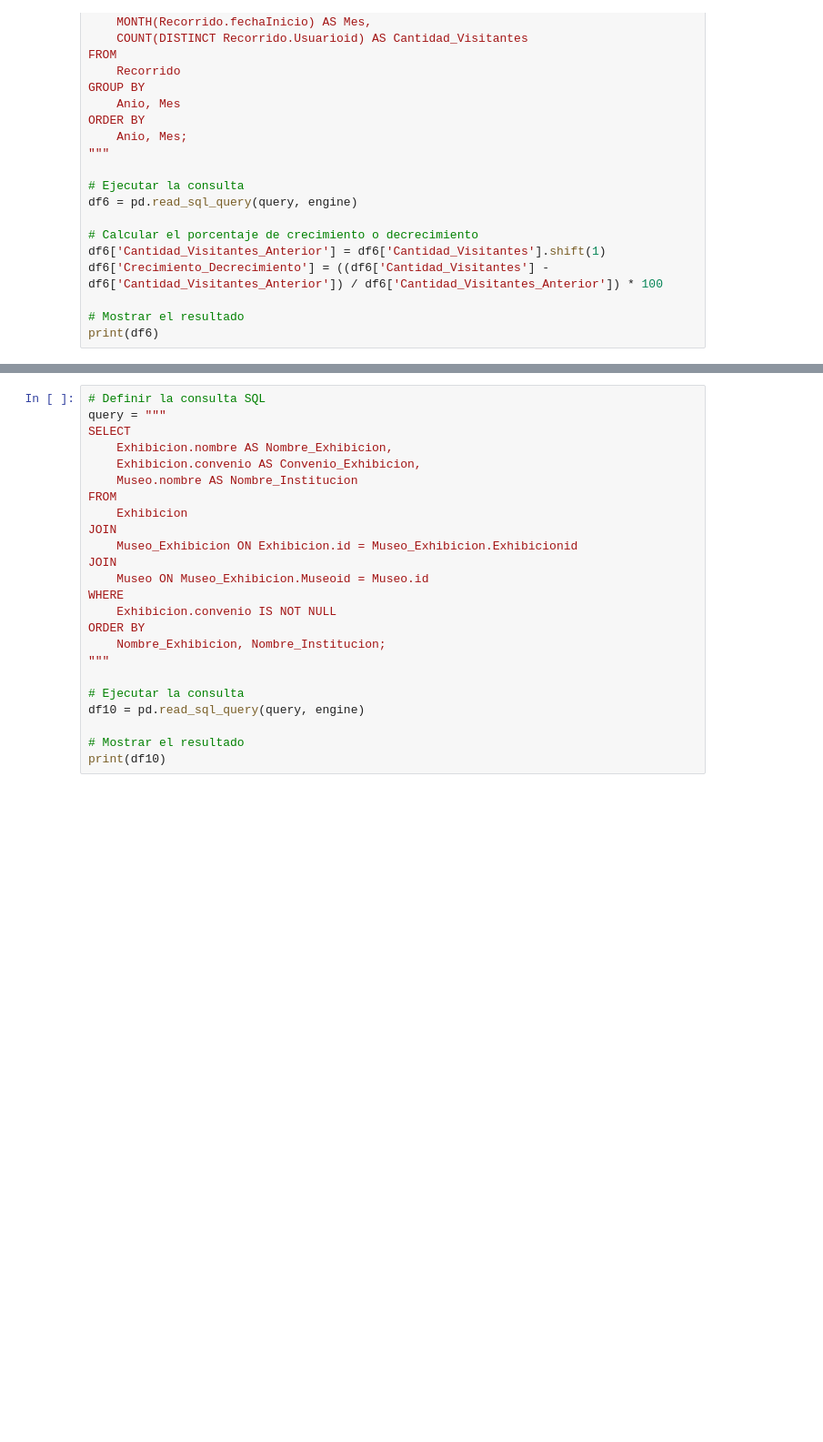
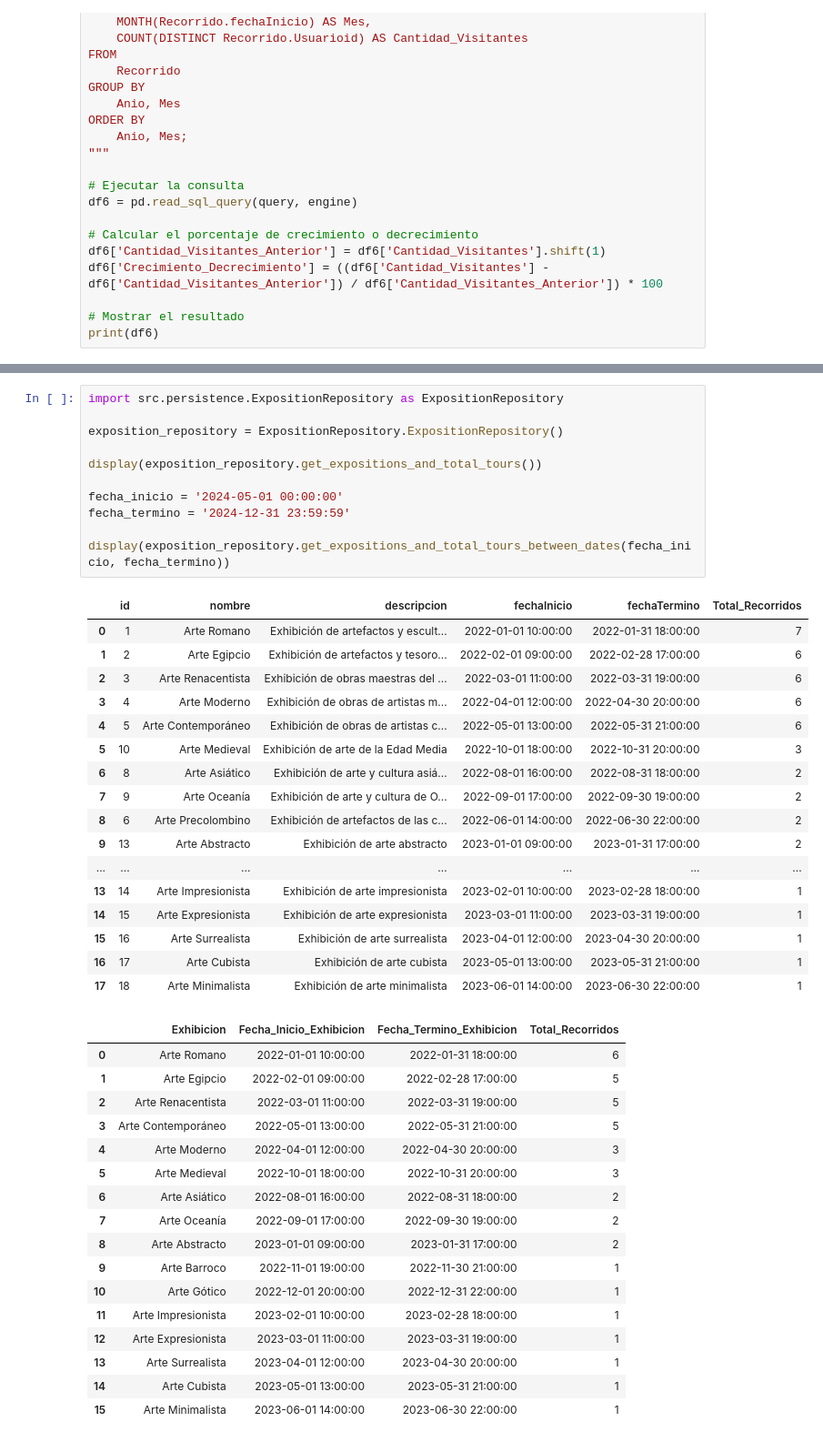
Before and after one commit to Felipe-Valdes/ICC368, a Jupyter notebook: MuseoApp/Museo_Data.ipynb, the cells around one changed output, grey strips where cells are left out. Shown at 91% size. Drawn from its saved outputs; the diff is of its cells as text; blank space fills up the shorter version.

```diff
--- a/MuseoApp/Museo_Data.ipynb
+++ b/MuseoApp/Museo_Data.ipynb
@@ -233,24 +151,46 @@ print(df9)
-# %%
-# Definir la consulta SQL
-query = """
-SELECT
-    Exhibicion.nombre AS Nombre_Exhibicion,
-    Exhibicion.convenio AS Convenio_Exhibicion,
-    Museo.nombre AS Nombre_Institucion
-FROM
-    Exhibicion
-JOIN
-    Museo_Exhibicion ON Exhibicion.id = Museo_Exhibicion.Exhibicionid
-JOIN
-    Museo ON Museo_Exhibicion.Museoid = Museo.id
-WHERE
-    Exhibicion.convenio IS NOT NULL
-ORDER BY
-    Nombre_Exhibicion, Nombre_Institucion;
-"""
-
-# Ejecutar la consulta
-df10 = pd.read_sql_query(query, engine)
-
-# Mostrar el resultado
-print(df10)
+# %%
+import src.persistence.ExpositionRepository as ExpositionRepository
+
+exposition_repository = ExpositionRepository.ExpositionRepository()
+
+display(exposition_repository.get_expositions_and_total_tours())
+
+fecha_inicio = '2024-05-01 00:00:00'
+fecha_termino = '2024-12-31 23:59:59'
+
+display(exposition_repository.get_expositions_and_total_tours_between_dates(fecha_inicio, fecha_termino))
+# %% [output]
+|  | id | nombre | descripcion | fechaInicio | fechaTermino | Total_Recorridos |
+| 0 | 1 | Arte Romano | Exhibición de artefactos y escult... | 2022-01-01 10:00:00 | 2022-01-31 18:00:00 | 7 |
+| 1 | 2 | Arte Egipcio | Exhibición de artefactos y tesoro... | 2022-02-01 09:00:00 | 2022-02-28 17:00:00 | 6 |
+| 2 | 3 | Arte Renacentista | Exhibición de obras maestras del ... | 2022-03-01 11:00:00 | 2022-03-31 19:00:00 | 6 |
+| 3 | 4 | Arte Moderno | Exhibición de obras de artistas m... | 2022-04-01 12:00:00 | 2022-04-30 20:00:00 | 6 |
+| 4 | 5 | Arte Contemporáneo | Exhibición de obras de artistas c... | 2022-05-01 13:00:00 | 2022-05-31 21:00:00 | 6 |
+| 5 | 10 | Arte Medieval | Exhibición de arte de la Edad Media | 2022-10-01 18:00:00 | 2022-10-31 20:00:00 | 3 |
+| 6 | 8 | Arte Asiático | Exhibición de arte y cultura asiá... | 2022-08-01 16:00:00 | 2022-08-31 18:00:00 | 2 |
+| 7 | 9 | Arte Oceanía | Exhibición de arte y cultura de O... | 2022-09-01 17:00:00 | 2022-09-30 19:00:00 | 2 |
+| 8 | 6 | Arte Precolombino | Exhibición de artefactos de las c... | 2022-06-01 14:00:00 | 2022-06-30 22:00:00 | 2 |
+| 9 | 13 | Arte Abstracto | Exhibición de arte abstracto | 2023-01-01 09:00:00 | 2023-01-31 17:00:00 | 2 |
+| ... | ... | ... | ... | ... | ... | ... |
+| 13 | 14 | Arte Impresionista | Exhibición de arte impresionista | 2023-02-01 10:00:00 | 2023-02-28 18:00:00 | 1 |
+| 14 | 15 | Arte Expresionista | Exhibición de arte expresionista | 2023-03-01 11:00:00 | 2023-03-31 19:00:00 | 1 |
+| 15 | 16 | Arte Surrealista | Exhibición de arte surrealista | 2023-04-01 12:00:00 | 2023-04-30 20:00:00 | 1 |
+| 16 | 17 | Arte Cubista | Exhibición de arte cubista | 2023-05-01 13:00:00 | 2023-05-31 21:00:00 | 1 |
+| 17 | 18 | Arte Minimalista | Exhibición de arte minimalista | 2023-06-01 14:00:00 | 2023-06-30 22:00:00 | 1 |
+|  | Exhibicion | Fecha_Inicio_Exhibicion | Fecha_Termino_Exhibicion | Total_Recorridos |
+| 0 | Arte Romano | 2022-01-01 10:00:00 | 2022-01-31 18:00:00 | 6 |
+| 1 | Arte Egipcio | 2022-02-01 09:00:00 | 2022-02-28 17:00:00 | 5 |
+| 2 | Arte Renacentista | 2022-03-01 11:00:00 | 2022-03-31 19:00:00 | 5 |
+| 3 | Arte Contemporáneo | 2022-05-01 13:00:00 | 2022-05-31 21:00:00 | 5 |
+| 4 | Arte Moderno | 2022-04-01 12:00:00 | 2022-04-30 20:00:00 | 3 |
+| 5 | Arte Medieval | 2022-10-01 18:00:00 | 2022-10-31 20:00:00 | 3 |
+| 6 | Arte Asiático | 2022-08-01 16:00:00 | 2022-08-31 18:00:00 | 2 |
+| 7 | Arte Oceanía | 2022-09-01 17:00:00 | 2022-09-30 19:00:00 | 2 |
+| 8 | Arte Abstracto | 2023-01-01 09:00:00 | 2023-01-31 17:00:00 | 2 |
+| 9 | Arte Barroco | 2022-11-01 19:00:00 | 2022-11-30 21:00:00 | 1 |
+| 10 | Arte Gótico | 2022-12-01 20:00:00 | 2022-12-31 22:00:00 | 1 |
+| 11 | Arte Impresionista | 2023-02-01 10:00:00 | 2023-02-28 18:00:00 | 1 |
+| 12 | Arte Expresionista | 2023-03-01 11:00:00 | 2023-03-31 19:00:00 | 1 |
+| 13 | Arte Surrealista | 2023-04-01 12:00:00 | 2023-04-30 20:00:00 | 1 |
+| 14 | Arte Cubista | 2023-05-01 13:00:00 | 2023-05-31 21:00:00 | 1 |
+| 15 | Arte Minimalista | 2023-06-01 14:00:00 | 2023-06-30 22:00:00 | 1 |
```
Also changed, not shown: parts of 14 cells of this notebook, 5 other files.
